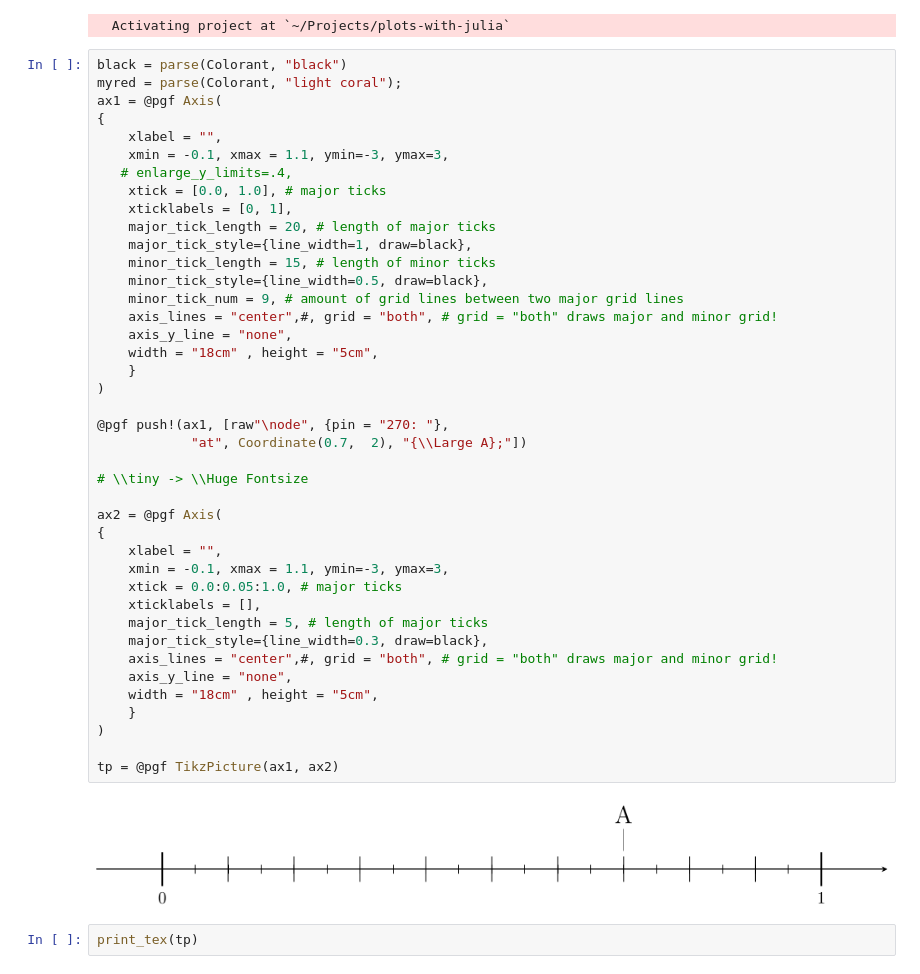
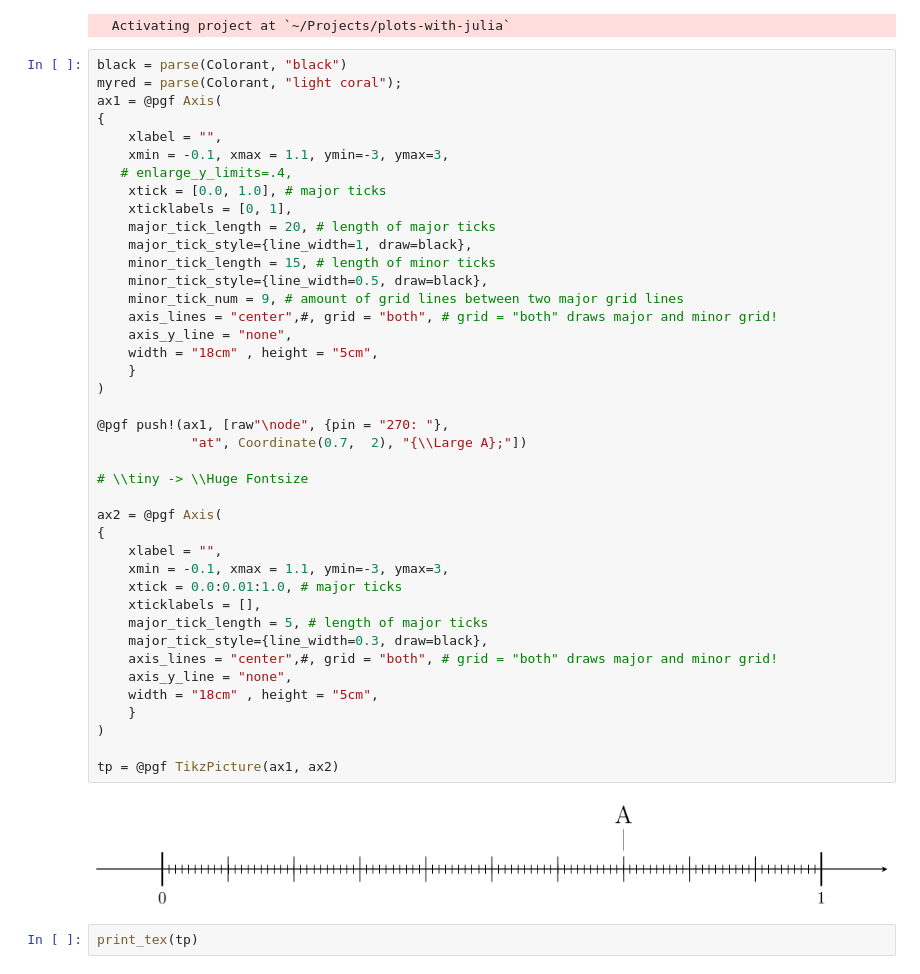
Before and after one commit to markuspirke/plots-with-julia, a Jupyter notebook: numberline.ipynb, the cells around one changed output. Drawn from its saved outputs; the diff is of its cells as text.

```diff
--- a/numberline.ipynb
+++ b/numberline.ipynb
@@ -18,35 +18,35 @@ ax1 = @pgf Axis(
     major_tick_style={line_width=1, draw=black},
     minor_tick_length = 15, # length of minor ticks
     minor_tick_style={line_width=0.5, draw=black},
     minor_tick_num = 9, # amount of grid lines between two major grid lines
     axis_lines = "center",#, grid = "both", # grid = "both" draws major and minor grid!
     axis_y_line = "none",
     width = "18cm" , height = "5cm",
     }
 )
 
 @pgf push!(ax1, [raw"\node", {pin = "270: "},
             "at", Coordinate(0.7,  2), "{\\Large A};"])
 
 # \\tiny -> \\Huge Fontsize
 
 ax2 = @pgf Axis(
 {
     xlabel = "",
     xmin = -0.1, xmax = 1.1, ymin=-3, ymax=3,
-    xtick = 0.0:0.05:1.0, # major ticks
+    xtick = 0.0:0.01:1.0, # major ticks
     xticklabels = [],
     major_tick_length = 5, # length of major ticks
     major_tick_style={line_width=0.3, draw=black},
     axis_lines = "center",#, grid = "both", # grid = "both" draws major and minor grid!
     axis_y_line = "none",
     width = "18cm" , height = "5cm",
     }
 )
 
 tp = @pgf TikzPicture(ax1, ax2)
 # %% [output]
-[figure, old version]
+[figure, new version]
 # %%
 print_tex(tp)
 # %% [output]
```
Also changed, not shown: 1 other file.
